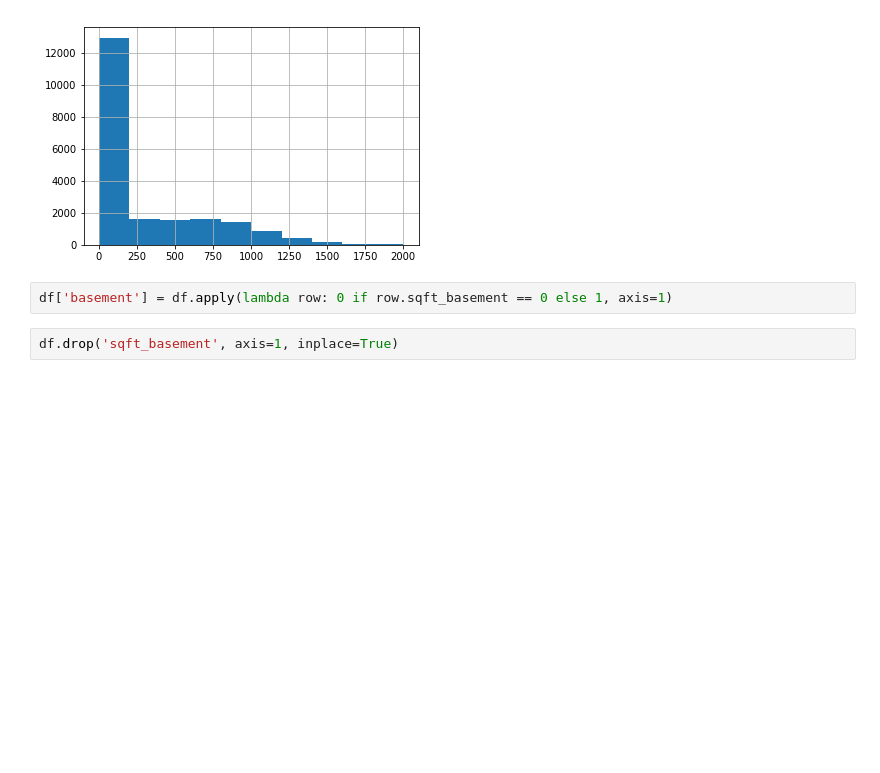
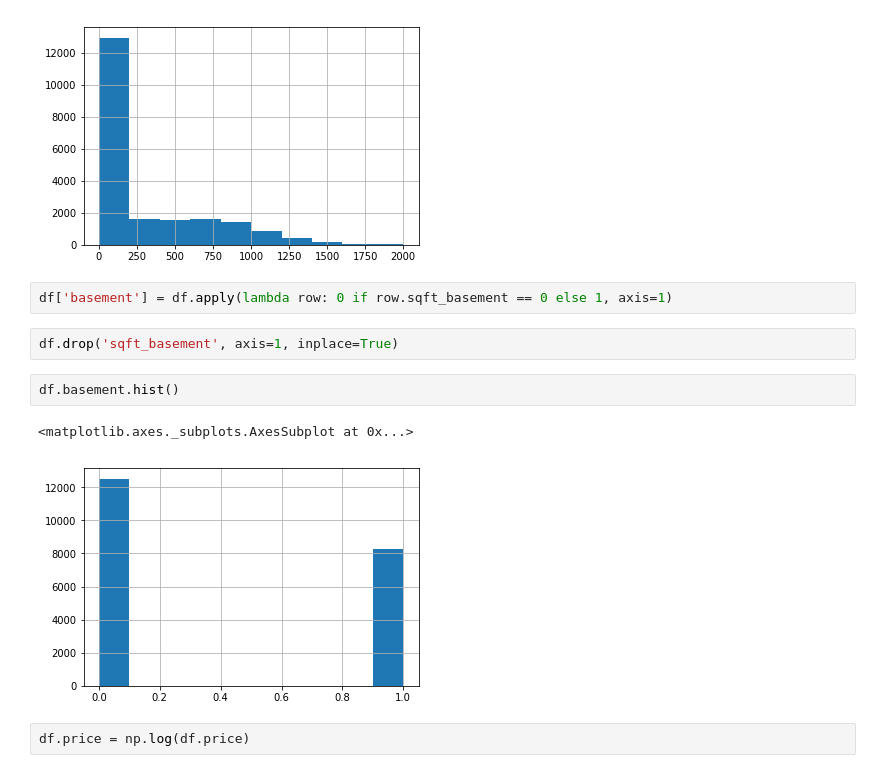
Before and after one commit to KanwalArora029/King-County-Sales-Analysis, a Jupyter notebook: student2.ipynb, the cells around one changed output. Saved outputs shown, nothing was run; the diff lists cells and outputs as text; blank space fills up the shorter version.

```diff
--- a/student2.ipynb
+++ b/student2.ipynb
@@ -394,3 +383,10 @@ df.sqft_basement.hist()
 df['basement'] = df.apply(lambda row: 0 if row.sqft_basement == 0 else 1, axis=1)
 # %%
 df.drop('sqft_basement', axis=1, inplace=True)
+# %%
+df.basement.hist()
+# %% [output]
+<matplotlib.axes._subplots.AxesSubplot at 0x...>
+[figure, added]
+# %%
+df.price = np.log(df.price)
```
Also changed, not shown: parts of 53 cells of this notebook.
